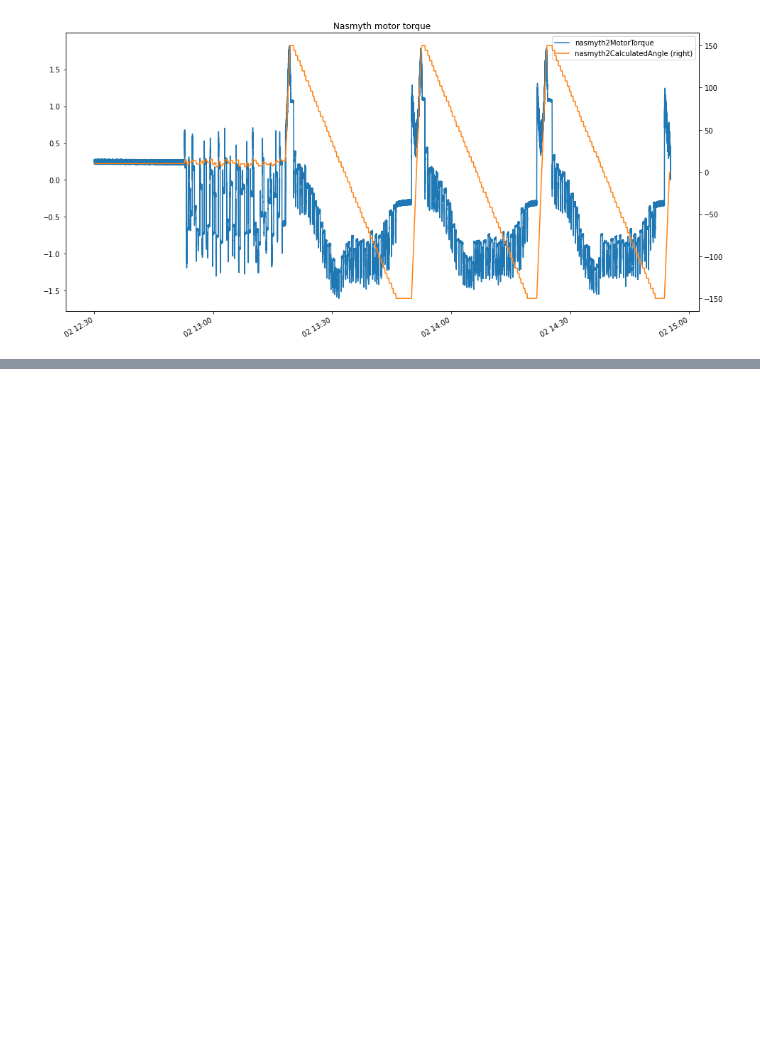
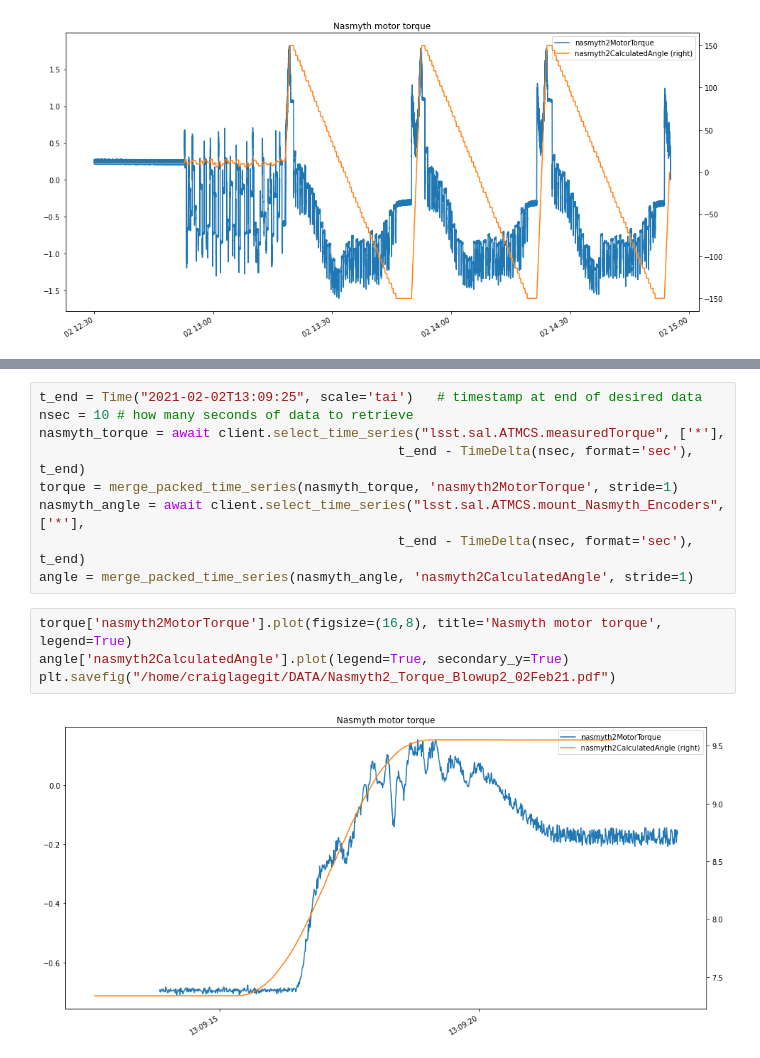
Before and after one commit to lsst-ts/ts_notebooks, a Jupyter notebook: cslage/summit_notebooks/Nasmyth2_Torque_EFD_data_03Feb21.ipynb, the cells around one changed output, grey strips where cells are left out. Drawn from its saved outputs; the diff is of its cells as text; blank space fills up the shorter version.

```diff
--- a/cslage/summit_notebooks/Nasmyth2_Torque_EFD_data_03Feb21.ipynb
+++ b/cslage/summit_notebooks/Nasmyth2_Torque_EFD_data_03Feb21.ipynb
@@ -134,0 +152,15 @@ plt.savefig("/home/craiglagegit/DATA/Nasmyth2_Torque_02Feb21.pdf")
+# %%
+t_end = Time("2021-02-02T13:09:25", scale='tai')   # timestamp at end of desired data
+nsec = 10 # how many seconds of data to retrieve
+nasmyth_torque = await client.select_time_series("lsst.sal.ATMCS.measuredTorque", ['*'],
+                                              t_end - TimeDelta(nsec, format='sec'), t_end)
+torque = merge_packed_time_series(nasmyth_torque, 'nasmyth2MotorTorque', stride=1)
+nasmyth_angle = await client.select_time_series("lsst.sal.ATMCS.mount_Nasmyth_Encoders", ['*'],
+                                              t_end - TimeDelta(nsec, format='sec'), t_end)
+angle = merge_packed_time_series(nasmyth_angle, 'nasmyth2CalculatedAngle', stride=1)
+# %%
+torque['nasmyth2MotorTorque'].plot(figsize=(16,8), title='Nasmyth motor torque', legend=True)
+angle['nasmyth2CalculatedAngle'].plot(legend=True, secondary_y=True)
+plt.savefig("/home/craiglagegit/DATA/Nasmyth2_Torque_Blowup2_02Feb21.pdf")
+# %% [output]
+[figure, added]
```
Also changed, not shown: parts of 5 cells of this notebook.
